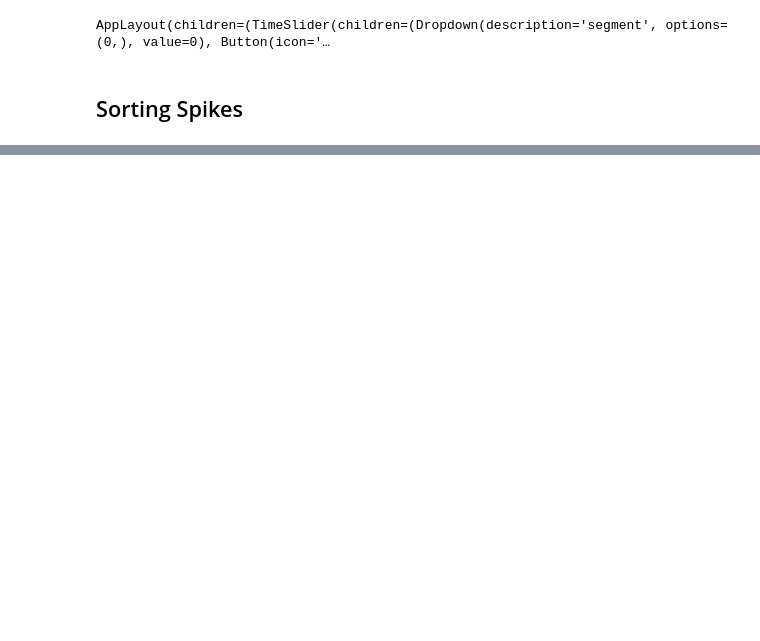
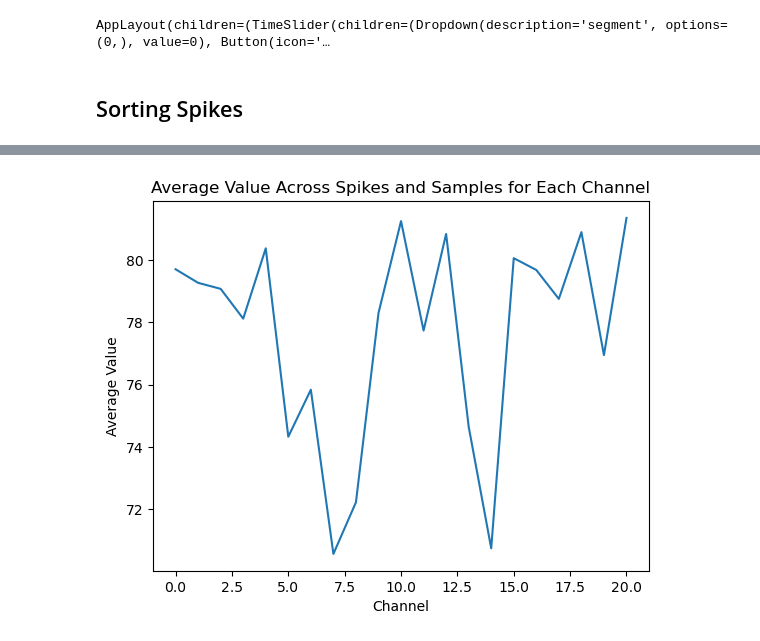
Before and after one commit to Gyrozaid/Neural-Analysis, a Jupyter notebook: sort.ipynb, the cells around one changed output, grey strips where cells are left out. Drawn from its saved outputs; the diff is of its cells as text; code cells hidden in the pictures; blank space fills up the shorter version.

```diff
--- a/sort.ipynb
+++ b/sort.ipynb
@@ -233,0 +230,13 @@ plt.show()
+# %%
+%matplotlib inline
+waveforms = np.array(ext_data)
+average_data = np.mean(waveforms, axis=(0, 1))
+
+# Plotting the average for each channel
+plt.plot(average_data)
+plt.xlabel('Channel')
+plt.ylabel('Average Value')
+plt.title('Average Value Across Spikes and Samples for Each Channel')
+plt.show()
+# %% [output]
+[figure, added]
```
Also changed, not shown: parts of 12 cells of this notebook, 3 other files.
